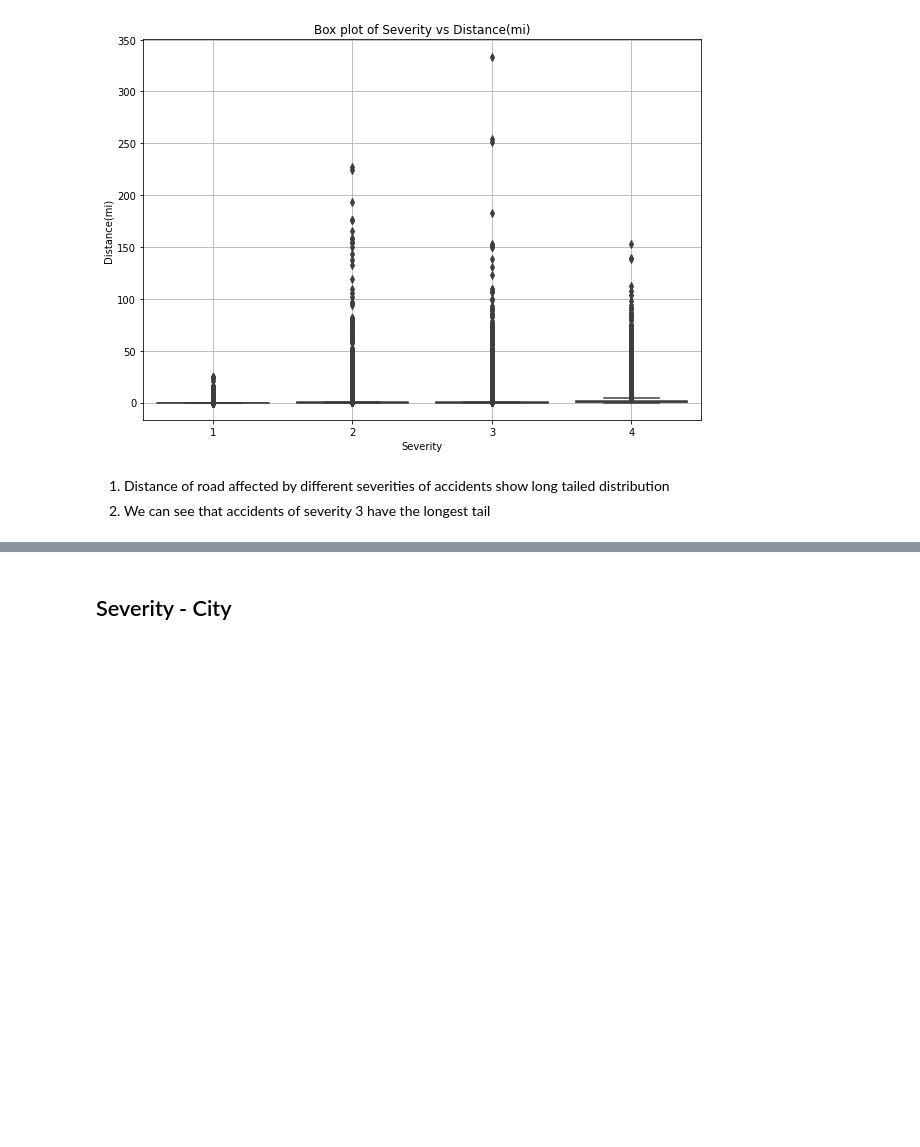
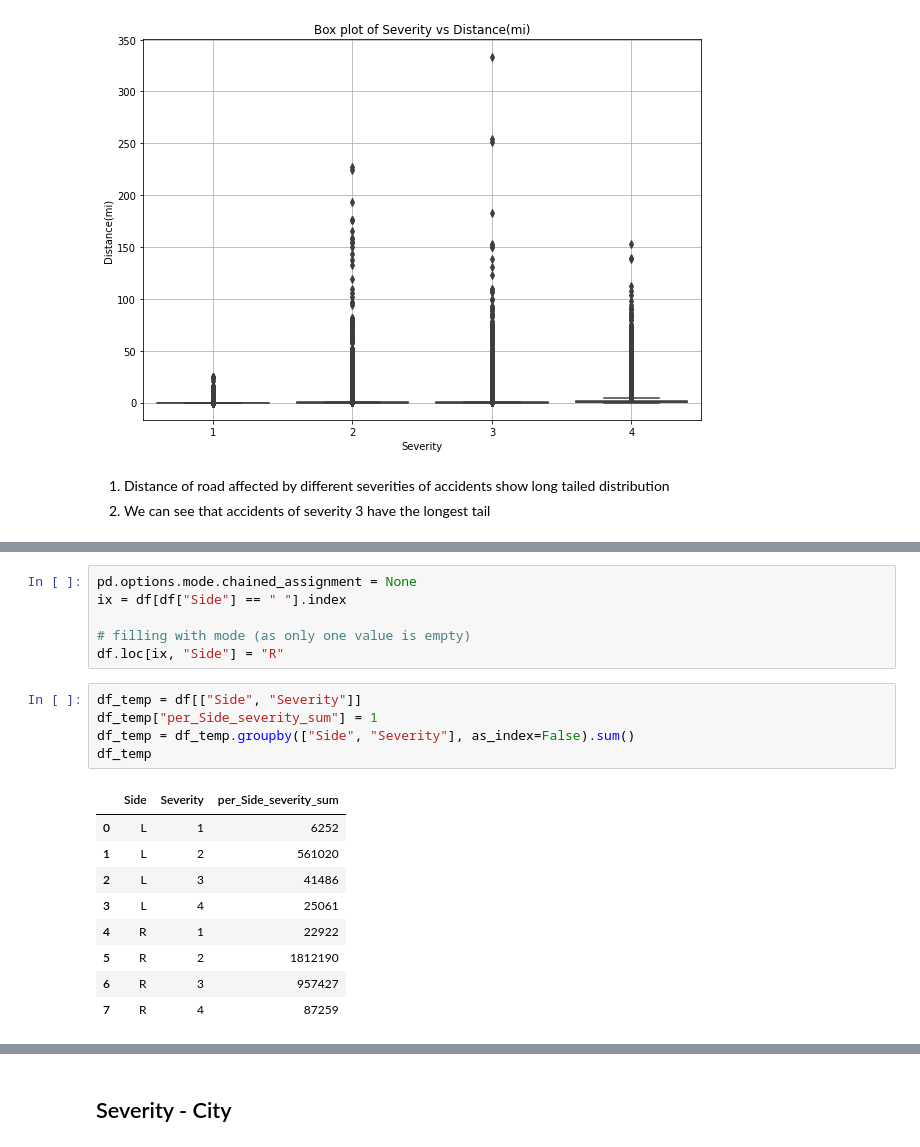
Before and after one commit to sagarsrc/accident-detection, a Jupyter notebook: notebooks/003_EDA_part3.ipynb, the cells around one changed output, grey strips where cells are left out. Saved outputs shown, nothing was run; the diff lists cells and outputs as text; blank space fills up the shorter version.

```diff
--- a/notebooks/003_EDA_part3.ipynb
+++ b/notebooks/003_EDA_part3.ipynb
@@ -39,0 +49,21 @@ plt.show()
+# %%
+pd.options.mode.chained_assignment = None
+ix = df[df["Side"] == " "].index
+
+# filling with mode (as only one value is empty)
+df.loc[ix, "Side"] = "R"
+# %%
+df_temp = df[["Side", "Severity"]]
+df_temp["per_Side_severity_sum"] = 1
+df_temp = df_temp.groupby(["Side", "Severity"], as_index=False).sum()
+df_temp
+# %% [output]
+|  | Side | Severity | per_Side_severity_sum |
+| 0 | L | 1 | 6252 |
+| 1 | L | 2 | 561020 |
+| 2 | L | 3 | 41486 |
+| 3 | L | 4 | 25061 |
+| 4 | R | 1 | 22922 |
+| 5 | R | 2 | 1812190 |
+| 6 | R | 3 | 957427 |
+| 7 | R | 4 | 87259 |
```
Also changed, not shown: parts of 3 cells of this notebook, 5 other files.
